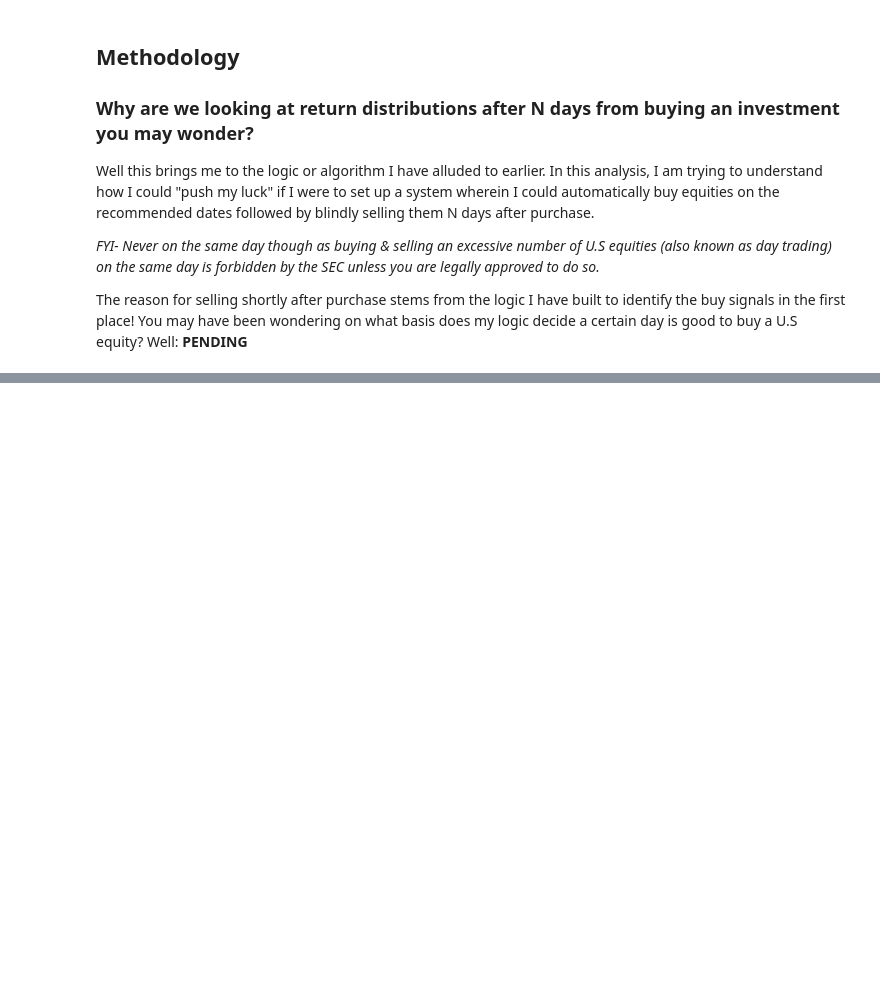
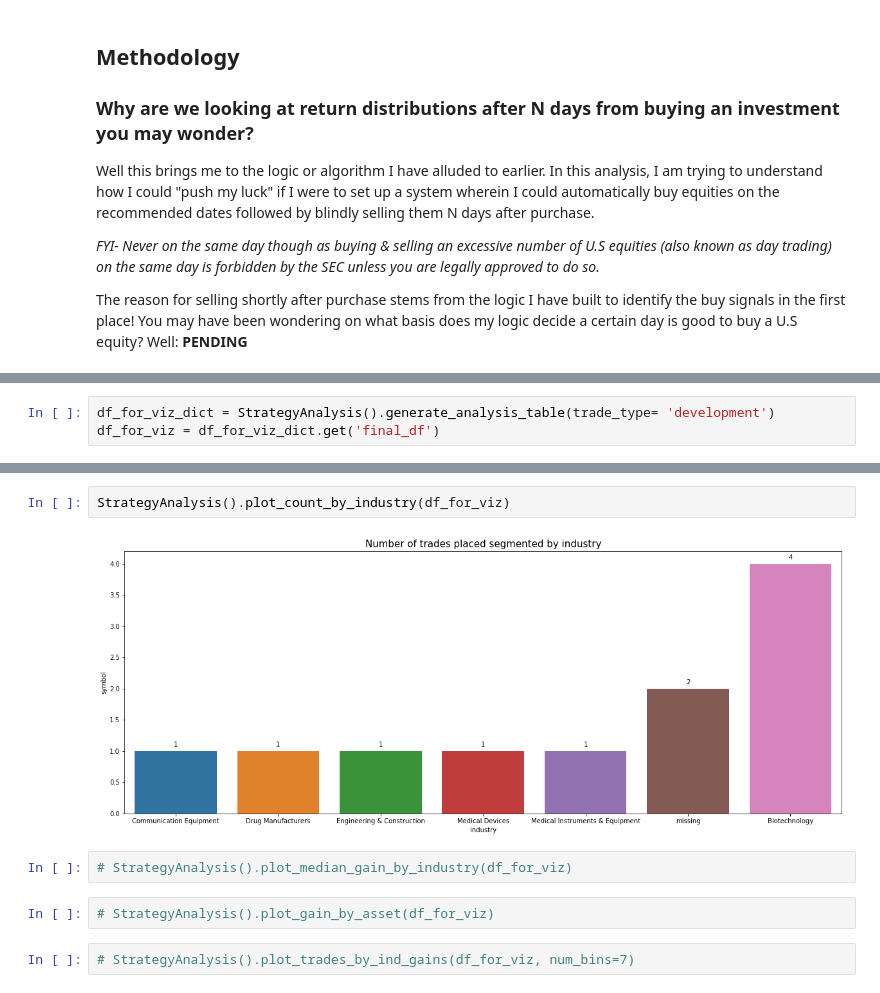
Before and after one commit to darshdee/Automated_Stock_Trading, a Jupyter notebook: AnalyzingBuyingStrategies.ipynb, the cells around one changed output, grey strips where cells are left out. Saved outputs shown, nothing was run; the diff lists cells and outputs as text; blank space fills up the shorter version.

```diff
--- a/AnalyzingBuyingStrategies.ipynb
+++ b/AnalyzingBuyingStrategies.ipynb
@@ -79,0 +91,3 @@ The reason for selling shortly after purchase stems from the logic I have built
+# %%
+df_for_viz_dict = StrategyAnalysis().generate_analysis_table(trade_type= 'development')
+df_for_viz = df_for_viz_dict.get('final_df')
@@ -79,0 +119,10 @@ The reason for selling shortly after purchase stems from the logic I have built
+# %%
+StrategyAnalysis().plot_count_by_industry(df_for_viz)
+# %% [output]
+[figure, added]
+# %%
+# StrategyAnalysis().plot_median_gain_by_industry(df_for_viz)
+# %%
+# StrategyAnalysis().plot_gain_by_asset(df_for_viz)
+# %%
+# StrategyAnalysis().plot_trades_by_ind_gains(df_for_viz, num_bins=7)
```
Also changed, not shown: parts of 10 cells of this notebook, 1 other file.
